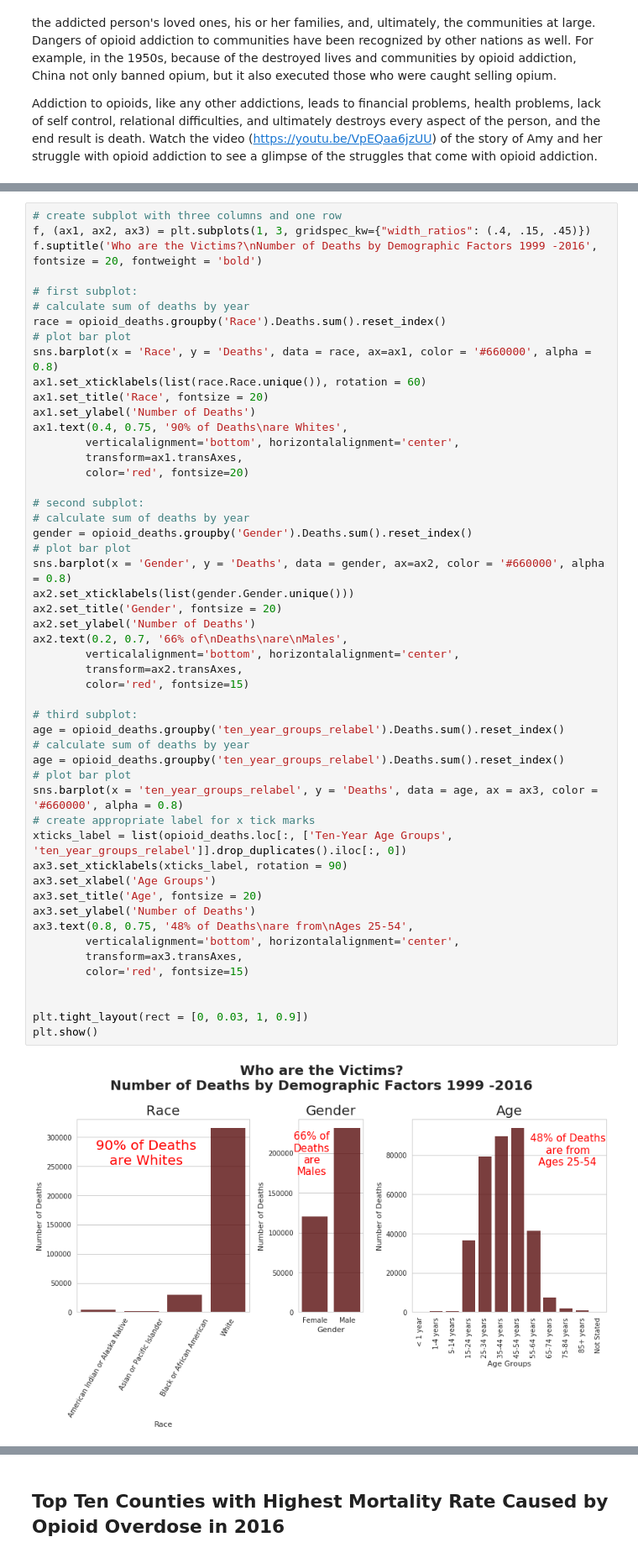
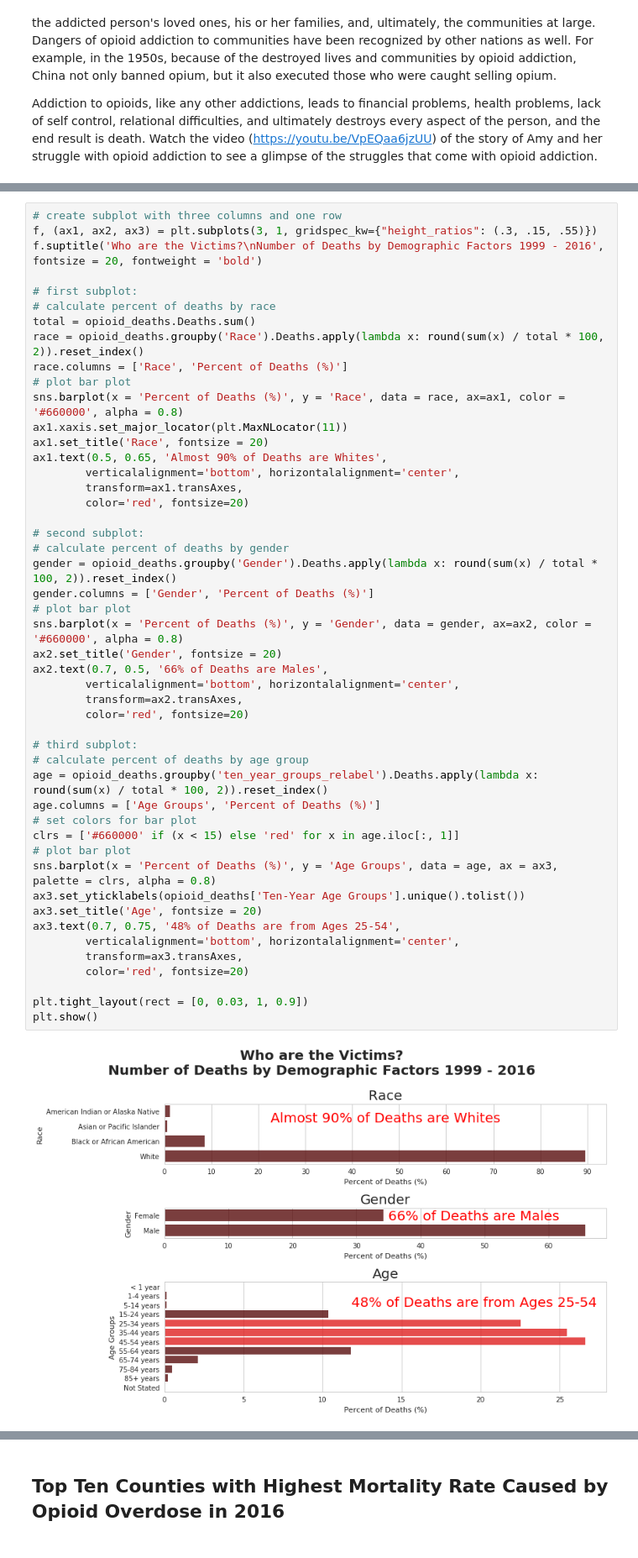
Before and after one commit to danielhanbitlee/Springboard, a Jupyter notebook: capstone_project/data_storytelling.ipynb, the cells around one changed output, grey strips where cells are left out. Shown at 84% size. Cells and saved outputs as stored; diff of their text form.

```diff
--- a/capstone_project/data_storytelling.ipynb
+++ b/capstone_project/data_storytelling.ipynb
@@ -72,54 +72,51 @@ Addiction to opioids, like any other addictions, leads to financial problems, he
 [![Alt text](https://img.youtube.com/vi/VpEQaa6jzUU/0.jpg)](https://www.youtube.com/watch?v=VpEQaa6jzUU)
 # %%
 # create subplot with three columns and one row
-f, (ax1, ax2, ax3) = plt.subplots(1, 3, gridspec_kw={"width_ratios": (.4, .15, .45)})
-f.suptitle('Who are the Victims?\nNumber of Deaths by Demographic Factors 1999 -2016', fontsize = 20, fontweight = 'bold')
+f, (ax1, ax2, ax3) = plt.subplots(3, 1, gridspec_kw={"height_ratios": (.3, .15, .55)})
+f.suptitle('Who are the Victims?\nNumber of Deaths by Demographic Factors 1999 - 2016', fontsize = 20, fontweight = 'bold')
 
 # first subplot:
-# calculate sum of deaths by year
-race = opioid_deaths.groupby('Race').Deaths.sum().reset_index()
+# calculate percent of deaths by race
+total = opioid_deaths.Deaths.sum()
+race = opioid_deaths.groupby('Race').Deaths.apply(lambda x: round(sum(x) / total * 100, 2)).reset_index()
+race.columns = ['Race', 'Percent of Deaths (%)']
 # plot bar plot
-sns.barplot(x = 'Race', y = 'Deaths', data = race, ax=ax1, color = '#660000', alpha = 0.8)
-ax1.set_xticklabels(list(race.Race.unique()), rotation = 60)
+sns.barplot(x = 'Percent of Deaths (%)', y = 'Race', data = race, ax=ax1, color = '#660000', alpha = 0.8)
+ax1.xaxis.set_major_locator(plt.MaxNLocator(11))
 ax1.set_title('Race', fontsize = 20)
-ax1.set_ylabel('Number of Deaths')
-ax1.text(0.4, 0.75, '90% of Deaths\nare Whites',
+ax1.text(0.5, 0.65, 'Almost 90% of Deaths are Whites',
         verticalalignment='bottom', horizontalalignment='center',
         transform=ax1.transAxes,
         color='red', fontsize=20)
 
 # second subplot:
-# calculate sum of deaths by year
-gender = opioid_deaths.groupby('Gender').Deaths.sum().reset_index()
+# calculate percent of deaths by gender
+gender = opioid_deaths.groupby('Gender').Deaths.apply(lambda x: round(sum(x) / total * 100, 2)).reset_index()
+gender.columns = ['Gender', 'Percent of Deaths (%)']
 # plot bar plot
-sns.barplot(x = 'Gender', y = 'Deaths', data = gender, ax=ax2, color = '#660000', alpha = 0.8)
-ax2.set_xticklabels(list(gender.Gender.unique()))
+sns.barplot(x = 'Percent of Deaths (%)', y = 'Gender', data = gender, ax=ax2, color = '#660000', alpha = 0.8)
 ax2.set_title('Gender', fontsize = 20)
-ax2.set_ylabel('Number of Deaths')
-ax2.text(0.2, 0.7, '66% of\nDeaths\nare\nMales',
+ax2.text(0.7, 0.5, '66% of Deaths are Males',
         verticalalignment='bottom', horizontalalignment='center',
         transform=ax2.transAxes,
-        color='red', fontsize=15)
+        color='red', fontsize=20)
 
 # third subplot:
-age = opioid_deaths.groupby('ten_year_groups_relabel').Deaths.sum().reset_index()
-# calculate sum of deaths by year
-age = opioid_deaths.groupby('ten_year_groups_relabel').Deaths.sum().reset_index()
+# calculate percent of deaths by age group
+age = opioid_deaths.groupby('ten_year_groups_relabel').Deaths.apply(lambda x: round(sum(x) / total * 100, 2)).reset_index()
+age.columns = ['Age Groups', 'Percent of Deaths (%)']
+# set colors for bar plot
+clrs = ['#660000' if (x < 15) else 'red' for x in age.iloc[:, 1]]
 # plot bar plot
-sns.barplot(x = 'ten_year_groups_relabel', y = 'Deaths', data = age, ax = ax3, color = '#660000', alpha = 0.8)
-# create appropriate label for x tick marks
-xticks_label = list(opioid_deaths.loc[:, ['Ten-Year Age Groups', 'ten_year_groups_relabel']].drop_duplicates().iloc[:, 0])
-ax3.set_xticklabels(xticks_label, rotation = 90)
-ax3.set_xlabel('Age Groups')
+sns.barplot(x = 'Percent of Deaths (%)', y = 'Age Groups', data = age, ax = ax3, palette = clrs, alpha = 0.8)
+ax3.set_yticklabels(opioid_deaths['Ten-Year Age Groups'].unique().tolist())
 ax3.set_title('Age', fontsize = 20)
-ax3.set_ylabel('Number of Deaths')
-ax3.text(0.8, 0.75, '48% of Deaths\nare from\nAges 25-54',
+ax3.text(0.7, 0.75, '48% of Deaths are from Ages 25-54',
         verticalalignment='bottom', horizontalalignment='center',
         transform=ax3.transAxes,
-        color='red', fontsize=15)
-
+        color='red', fontsize=20)
 
 plt.tight_layout(rect = [0, 0.03, 1, 0.9])
 plt.show()
 # %% [output]
-[figure, old version]
+[figure, new version]
```
Also changed, not shown: parts of 29 cells of this notebook, 3 other files.
